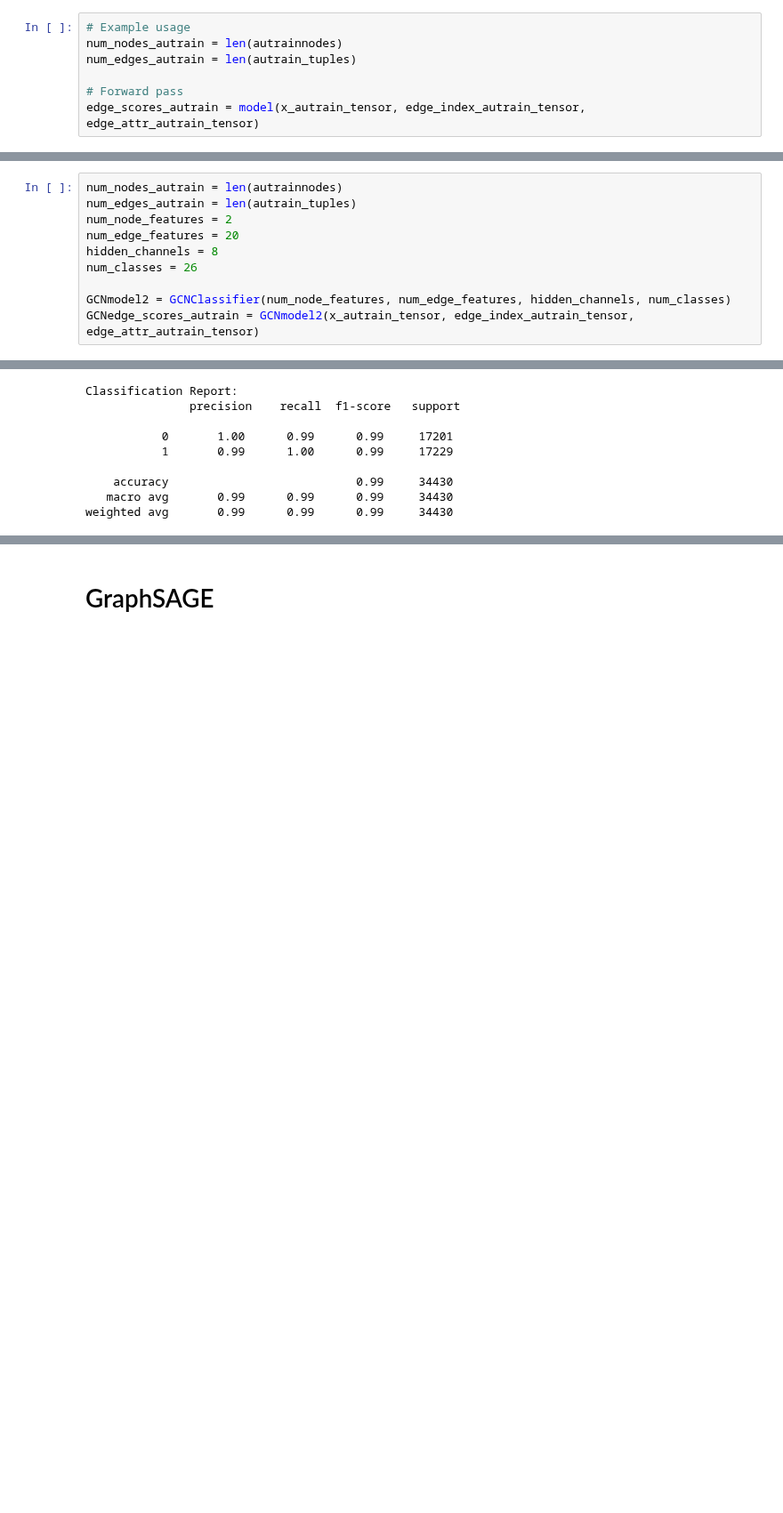
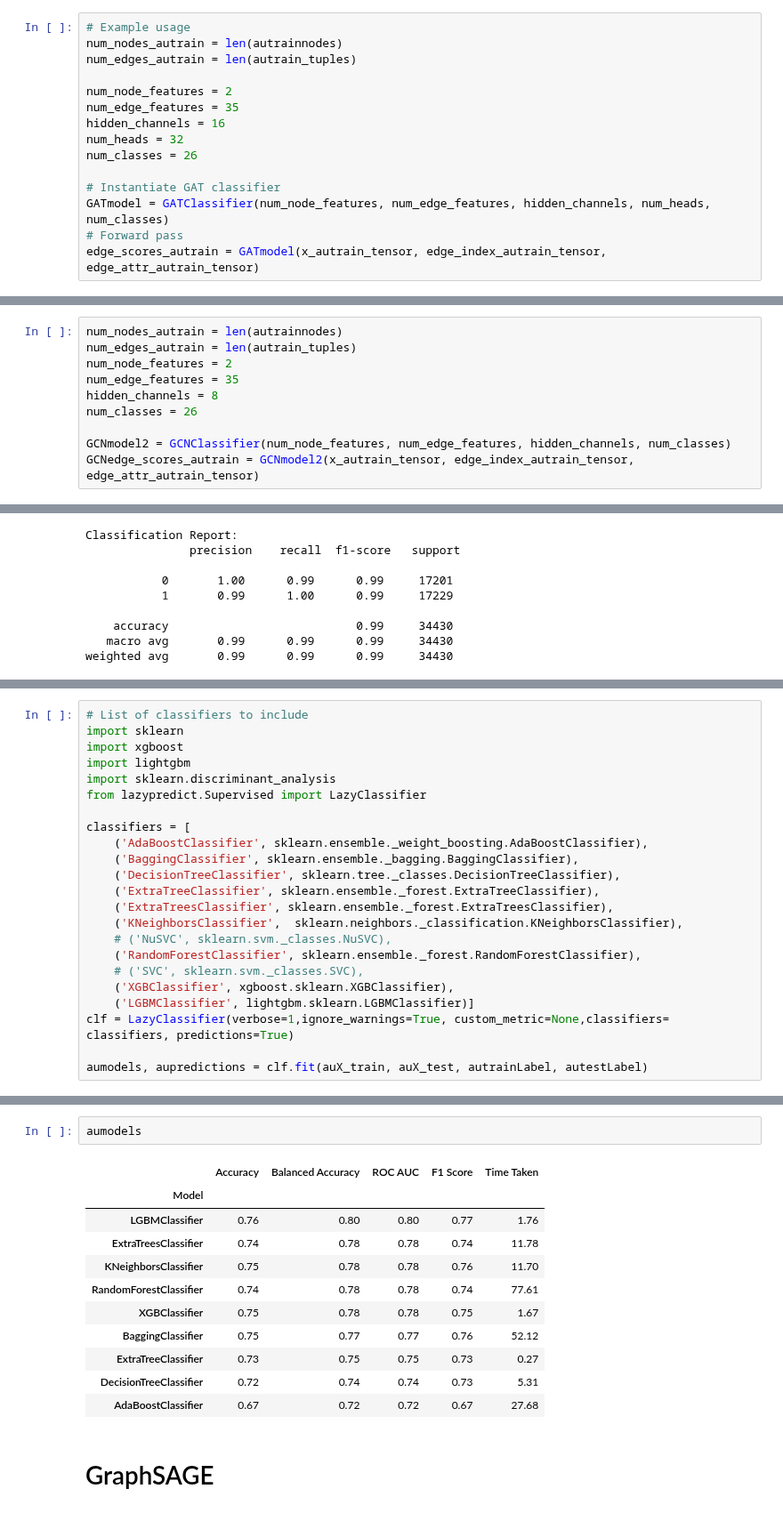
Before and after one commit to Rithuh/Graph-Based-Network-Anomaly-Detection, a Jupyter notebook: GAT-KNN.ipynb, the cells around one changed output, grey strips where cells are left out. Shown at 89% size. Cells and saved outputs as stored; diff of their text form; blank space fills up the shorter version.

Commit message:
minor edge feature change

```diff
--- a/GAT-KNN.ipynb
+++ b/GAT-KNN.ipynb
@@ -469,8 +471,16 @@ Author's training dataset
 num_nodes_autrain = len(autrainnodes)
 num_edges_autrain = len(autrain_tuples)
 
+num_node_features = 2
+num_edge_features = 35
+hidden_channels = 16
+num_heads = 32
+num_classes = 26
+
+# Instantiate GAT classifier
+GATmodel = GATClassifier(num_node_features, num_edge_features, hidden_channels, num_heads, num_classes)
 # Forward pass
-edge_scores_autrain = model(x_autrain_tensor, edge_index_autrain_tensor, edge_attr_autrain_tensor)
+edge_scores_autrain = GATmodel(x_autrain_tensor, edge_index_autrain_tensor, edge_attr_autrain_tensor)
 # %% [markdown]
 Author's testing dataset
 # %%
@@ -848,7 +866,7 @@ GCNedge_scores_test = GCNmodel1(x_test_tensor, edge_index_test_tensor, edge_attr
 num_nodes_autrain = len(autrainnodes)
 num_edges_autrain = len(autrain_tuples)
 num_node_features = 2
-num_edge_features = 20
+num_edge_features = 35
 hidden_channels = 8
 num_classes = 26
 
@@ -976,0 +1001,23 @@ weighted avg       0.82      0.76      0.77     38025
+# %%
+# List of classifiers to include
+import sklearn
+import xgboost
+import lightgbm
+import sklearn.discriminant_analysis
+from lazypredict.Supervised import LazyClassifier
+
+classifiers = [
+    ('AdaBoostClassifier', sklearn.ensemble._weight_boosting.AdaBoostClassifier),
+    ('BaggingClassifier', sklearn.ensemble._bagging.BaggingClassifier),
+    ('DecisionTreeClassifier', sklearn.tree._classes.DecisionTreeClassifier),
+    ('ExtraTreeClassifier', sklearn.ensemble._forest.ExtraTreeClassifier),
+    ('ExtraTreesClassifier', sklearn.ensemble._forest.ExtraTreesClassifier),
+    ('KNeighborsClassifier',  sklearn.neighbors._classification.KNeighborsClassifier),
+    # ('NuSVC', sklearn.svm._classes.NuSVC),
+    ('RandomForestClassifier', sklearn.ensemble._forest.RandomForestClassifier),
+    # ('SVC', sklearn.svm._classes.SVC),
+    ('XGBClassifier', xgboost.sklearn.XGBClassifier),
+    ('LGBMClassifier', lightgbm.sklearn.LGBMClassifier)]
+clf = LazyClassifier(verbose=1,ignore_warnings=True, custom_metric=None,classifiers= classifiers, predictions=True)
+
+aumodels, aupredictions = clf.fit(auX_train, auX_test, autrainLabel, autestLabel)
@@ -977,3 +1070,17 @@ weighted avg       0.82      0.76      0.77     38025
+# %%
+aumodels
+# %% [output]
+|  | Accuracy | Balanced Accuracy | ROC AUC | F1 Score | Time Taken |
+| Model |  |  |  |  |  |
+| LGBMClassifier | 0.76 | 0.80 | 0.80 | 0.77 | 1.76 |
+| ExtraTreesClassifier | 0.74 | 0.78 | 0.78 | 0.74 | 11.78 |
+| KNeighborsClassifier | 0.75 | 0.78 | 0.78 | 0.76 | 11.70 |
+| RandomForestClassifier | 0.74 | 0.78 | 0.78 | 0.74 | 77.61 |
+| XGBClassifier | 0.75 | 0.78 | 0.78 | 0.75 | 1.67 |
+| BaggingClassifier | 0.75 | 0.77 | 0.77 | 0.76 | 52.12 |
+| ExtraTreeClassifier | 0.73 | 0.75 | 0.75 | 0.73 | 0.27 |
+| DecisionTreeClassifier | 0.72 | 0.74 | 0.74 | 0.73 | 5.31 |
+| AdaBoostClassifier | 0.67 | 0.72 | 0.72 | 0.67 | 27.68 |
 # %% [markdown]
 # GraphSAGE
 # %%
```
Also changed, not shown: parts of 32 cells of this notebook.
